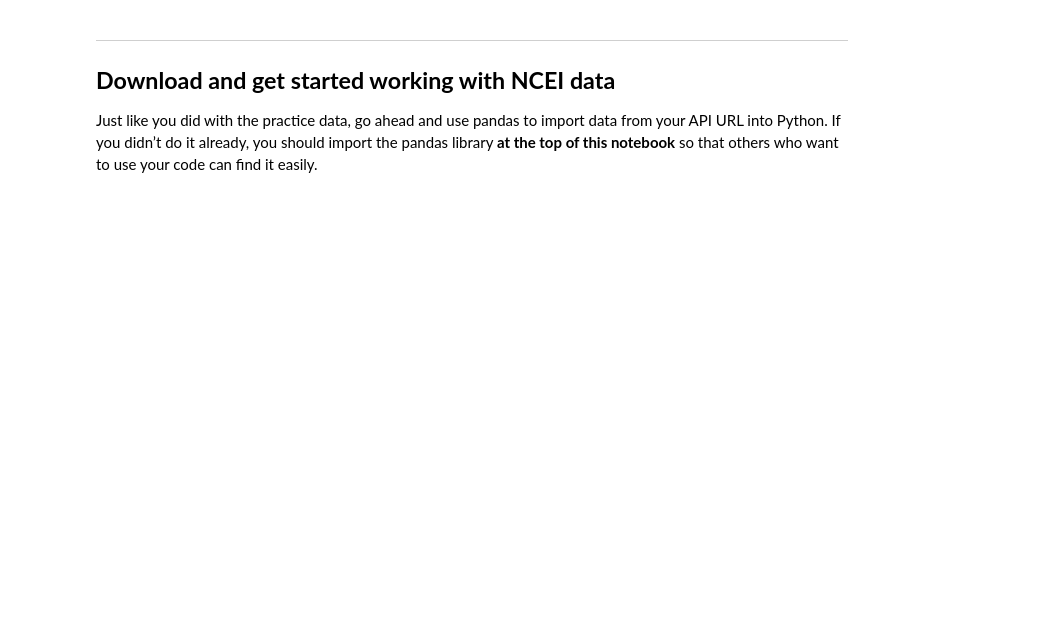
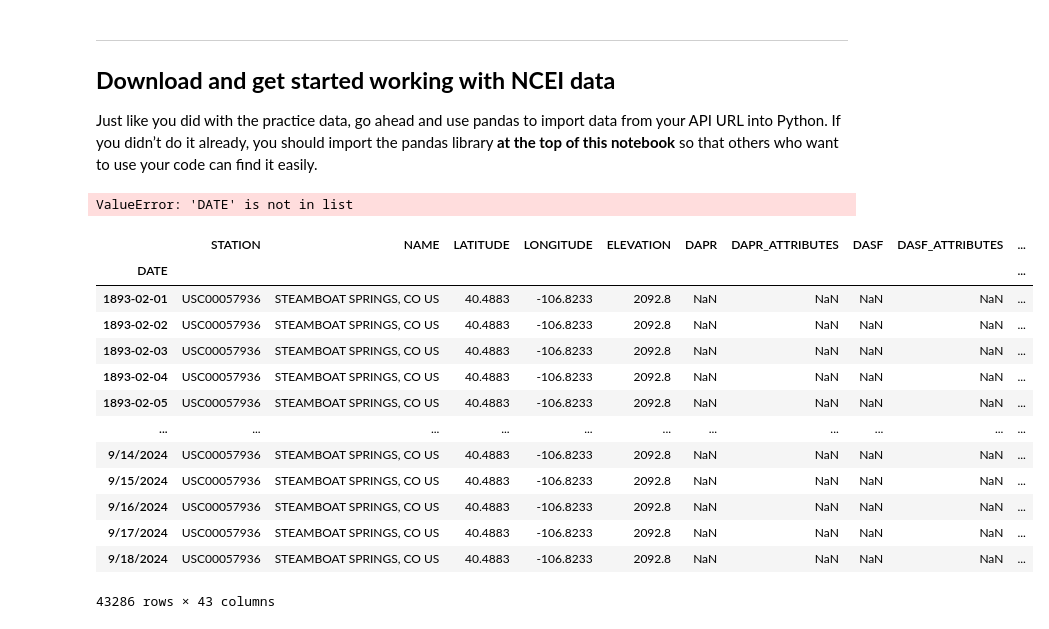
Before and after one commit to earthlab-education/climate-coding-challenge-gpb3037, a Jupyter notebook: Portfolio Post, Part 1 -- Download Data.ipynb, the cells around one changed output. Cells and saved outputs as stored; diff of their text form; code cells hidden in the pictures; blank space fills up the shorter version.

```diff
--- a/Portfolio Post, Part 1 -- Download Data.ipynb
+++ b/Portfolio Post, Part 1 -- Download Data.ipynb
@@ -107,3 +135,45 @@ you should import the pandas library **at the top of this notebook** so
 that others who want to use your code can find it easily.
 # %%
 # Import data into Python from NCEI API
+
+# read then output data from climate data file
+steamboat_climate_df = pd.read_csv(steamboatclimatelink1,
+    index_col='DATE',
+    parse_dates=True,
+    na_values='NaN'),
+steamboat_climate_df
+# %% [output]
+ValueError: 'DATE' is not in list
+# %%
+# Import required packages
+import pandas as pd
+
+# Google Drive file ID (extracted from the link)
+file_id = '1Yiw4iCVGed2kq2Do0osaCU92FlJCWxBN'
+
+# Create a URL for direct download
+download_link = f'https://drive.google.com/uc?id={file_id}'
+
+# Read the data from the CSV file
+steamboat_climate_df = pd.read_csv(download_link,
+                                   index_col='DATE',
+                                   parse_dates=True,
+                                   na_values='NaN')
+
+# Output the data
+steamboat_climate_df
+# %% [output]
+|  | STATION | NAME | LATITUDE | LONGITUDE | ELEVATION | DAPR | DAPR_ATTRIBUTES | DASF | DASF_ATTRIBUTES | ... |
+| DATE |  |  |  |  |  |  |  |  |  | ... |
+| 1893-02-01 | USC00057936 | STEAMBOAT SPRINGS, CO US | 40.4883 | -106.8233 | 2092.8 | NaN | NaN | NaN | NaN | ... |
+| 1893-02-02 | USC00057936 | STEAMBOAT SPRINGS, CO US | 40.4883 | -106.8233 | 2092.8 | NaN | NaN | NaN | NaN | ... |
+| 1893-02-03 | USC00057936 | STEAMBOAT SPRINGS, CO US | 40.4883 | -106.8233 | 2092.8 | NaN | NaN | NaN | NaN | ... |
+| 1893-02-04 | USC00057936 | STEAMBOAT SPRINGS, CO US | 40.4883 | -106.8233 | 2092.8 | NaN | NaN | NaN | NaN | ... |
+| 1893-02-05 | USC00057936 | STEAMBOAT SPRINGS, CO US | 40.4883 | -106.8233 | 2092.8 | NaN | NaN | NaN | NaN | ... |
+| ... | ... | ... | ... | ... | ... | ... | ... | ... | ... | ... |
+| 9/14/2024 | USC00057936 | STEAMBOAT SPRINGS, CO US | 40.4883 | -106.8233 | 2092.8 | NaN | NaN | NaN | NaN | ... |
+| 9/15/2024 | USC00057936 | STEAMBOAT SPRINGS, CO US | 40.4883 | -106.8233 | 2092.8 | NaN | NaN | NaN | NaN | ... |
+| 9/16/2024 | USC00057936 | STEAMBOAT SPRINGS, CO US | 40.4883 | -106.8233 | 2092.8 | NaN | NaN | NaN | NaN | ... |
+| 9/17/2024 | USC00057936 | STEAMBOAT SPRINGS, CO US | 40.4883 | -106.8233 | 2092.8 | NaN | NaN | NaN | NaN | ... |
+| 9/18/2024 | USC00057936 | STEAMBOAT SPRINGS, CO US | 40.4883 | -106.8233 | 2092.8 | NaN | NaN | NaN | NaN | ... |
+43286 rows × 43 columns
```
Also changed, not shown: parts of 7 cells of this notebook, 11 other files.
